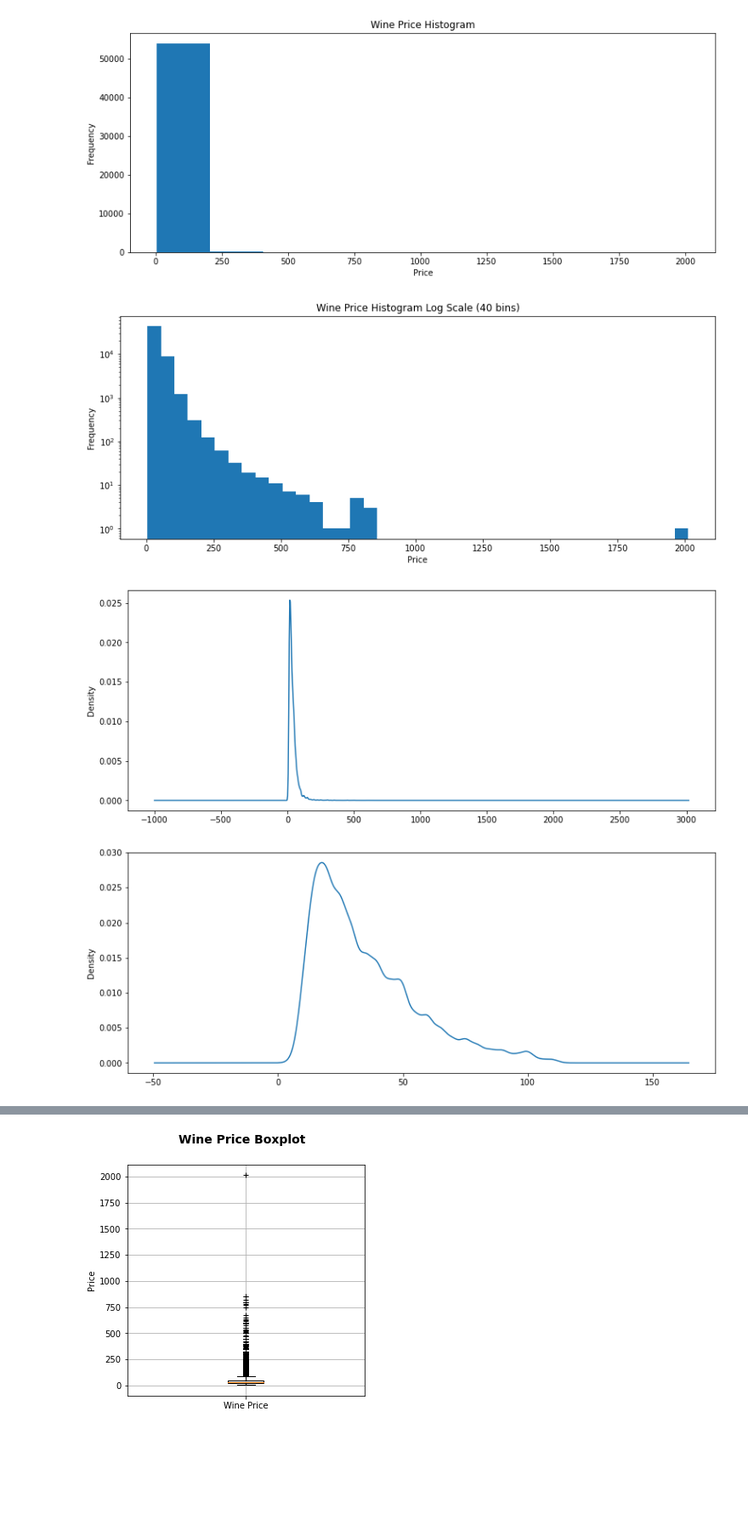
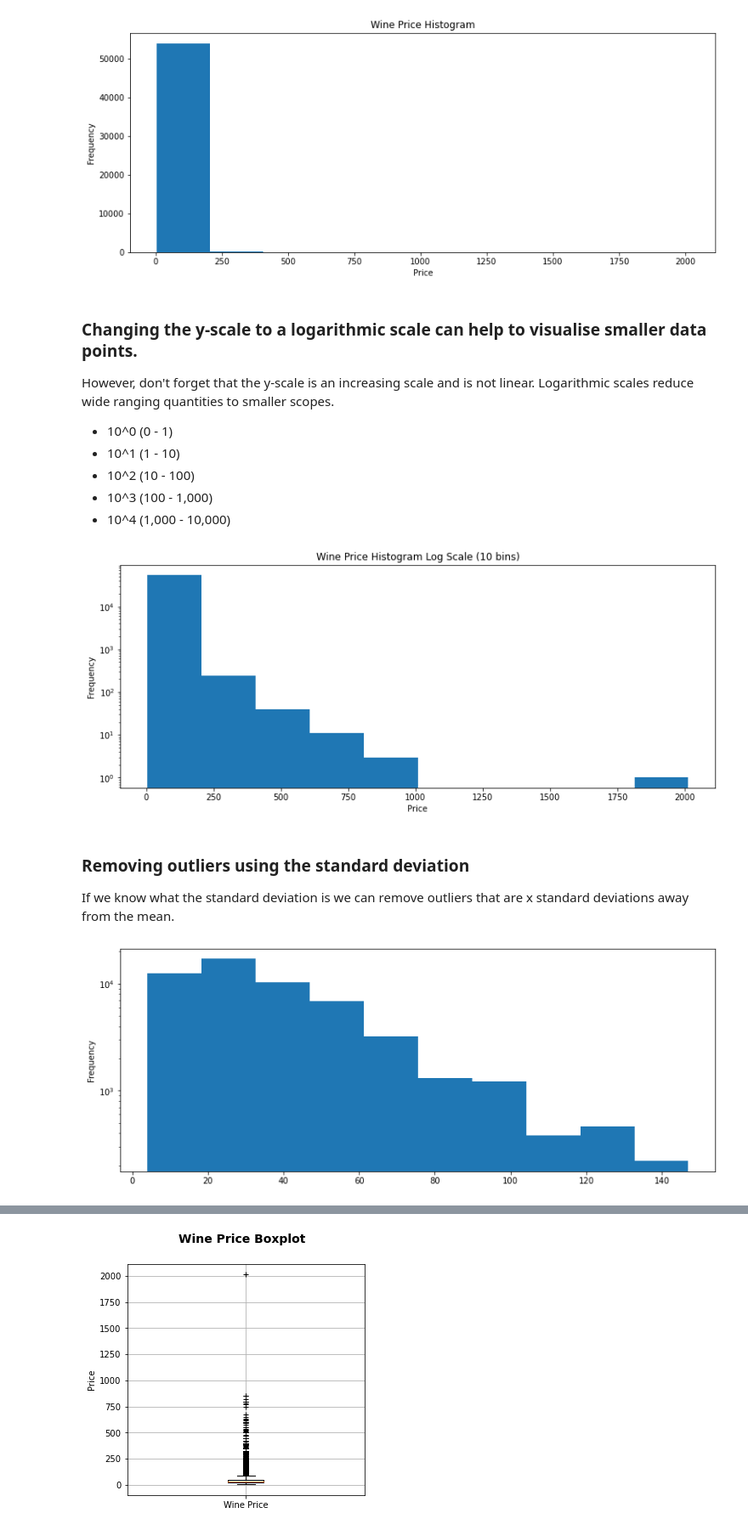
Before and after one commit to Dar-BN/descriptive-statistics, a Jupyter notebook: StatisticsIntro.ipynb, the cells around one changed output, grey strips where cells are left out. Shown at 85% size. Drawn from its saved outputs; the diff is of its cells as text; code cells hidden in the pictures; blank space fills up the shorter version.

```diff
--- a/StatisticsIntro.ipynb
+++ b/StatisticsIntro.ipynb
@@ -146,27 +248,31 @@ ax.set_title("Wine Price Histogram")
 plt.savefig("figs/price_hist.pdf")
 # %% [output]
 [figure]
+# %% [markdown]
+### Changing the y-scale to a logarithmic scale can help to visualise smaller data points.
+However, don't forget that the y-scale is an increasing scale and is not linear. Logarithmic scales reduce wide ranging quantities to smaller scopes.
+
+- 10^0 (0 - 1)
+- 10^1 (1 - 10)
+- 10^2 (10 - 100)
+- 10^3 (100 - 1,000)
+- 10^4 (1,000 - 10,000)
 # %%
-# Plot the price values on a histogram
-ax = wine_df['price'].plot(kind='hist', logy=True, bins=40)
+# Plot the price values on a histogram BINS=10
+ax = wine_df['price'].plot(kind='hist', logy=True, bins=10)
 ax.set_xlabel('Price')
-ax.set_title("Wine Price Histogram Log Scale (40 bins)")
+ax.set_title("Wine Price Histogram Log Scale (10 bins)")
 plt.savefig("figs/price_hist_40bins.pdf")
 # %% [output]
-[figure, old version]
+[figure, new version]
-# %%
-# Plot the density of price values
-# Prices appear to be squashed into a very narrow spike, this is because of the outlier at ~2000
-wine_df['price'].plot.kde()
-plt.savefig("figs/price_kde.pdf")
-# %% [output]
-[figure, removed]
+# %% [markdown]
+### Removing outliers using the standard deviation
+If we know what the standard deviation is we can remove outliers that are x standard deviations away from the mean.
 # %%
 # We can use the standard deviation to remove the outliers
-# Plot the density of price values from 0 to mean + 2 standard deviations
-wine_ex_outliers = wine_df[wine_df.price < (mean_price + (price_std*2))]
-#wine_ex_outliers = wine_df
-wine_ex_outliers['price'].plot.kde()
-plt.savefig("figs/price_ex_outlier_kde.pdf")
+# Plot the frequency of price values from 0 to mean + 3 standard deviations
+wine_ex_outliers = wine_df[wine_df.price < (mean_price + (price_std*3))]
+wine_ex_outliers['price'].plot(kind='hist', logy=True, bins=10)
+plt.savefig("figs/price_ex_outlier_hist.pdf")
 # %% [output]
-[figure, old version]
+[figure, new version]
```
Also changed, not shown: parts of 46 cells of this notebook, 22 other files.
